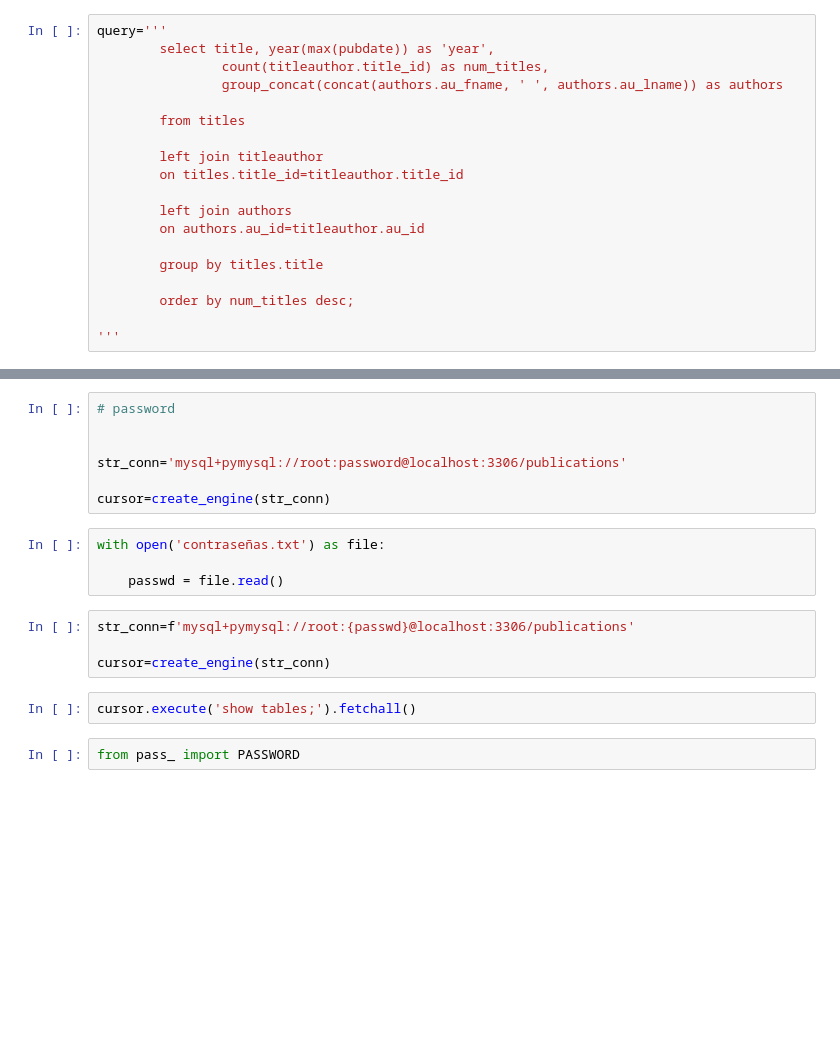
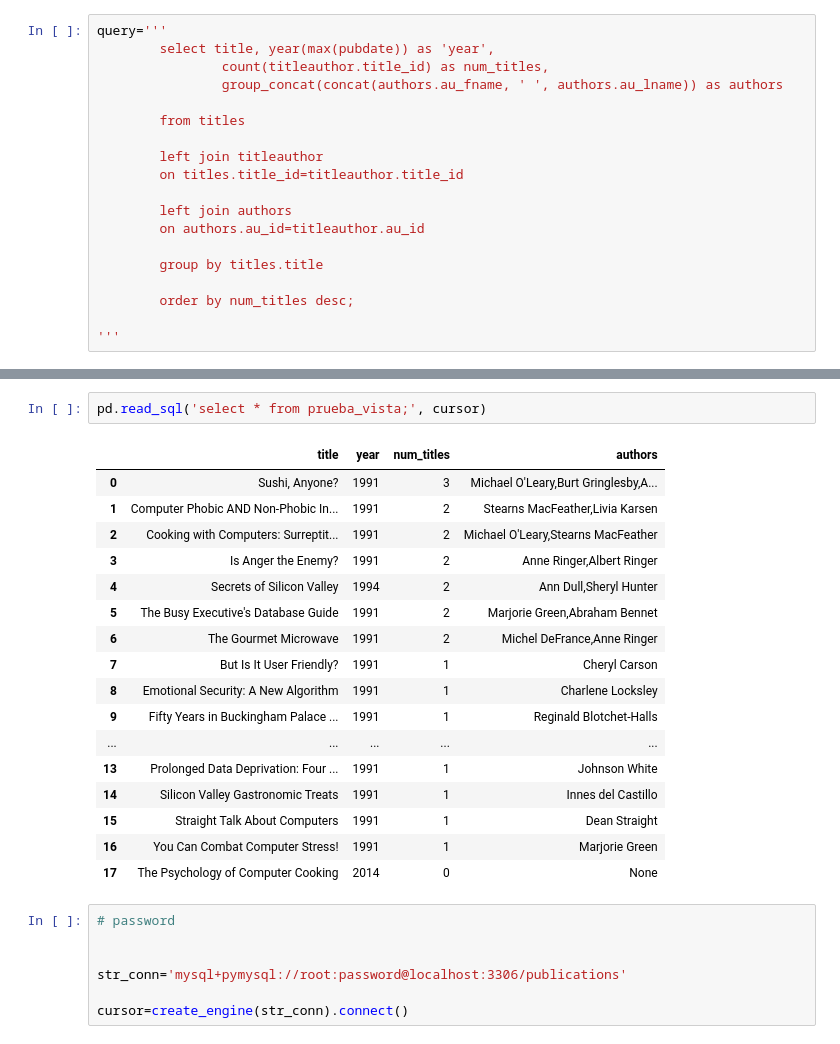
Before and after one commit to dataptmad0124/lessons, a Jupyter notebook: m2/3.1 - SQL en python.ipynb, the cells around one changed output, grey strips where cells are left out. Drawn from its saved outputs; the diff is of its cells as text; blank space fills up the shorter version.

```diff
--- a/m2/3.1 - SQL en python.ipynb
+++ b/m2/3.1 - SQL en python.ipynb
@@ -325,19 +478,27 @@ pd.read_sql('select count(job_lvl) as j from employee;', cursor)['j'][0]
+# %%
+pd.read_sql('select * from prueba_vista;', cursor)
+# %% [output]
+|  | title | year | num_titles | authors |
+| 0 | Sushi, Anyone? | 1991 | 3 | Michael O'Leary,Burt Gringlesby,A... |
+| 1 | Computer Phobic AND Non-Phobic In... | 1991 | 2 | Stearns MacFeather,Livia Karsen |
+| 2 | Cooking with Computers: Surreptit... | 1991 | 2 | Michael O'Leary,Stearns MacFeather |
+| 3 | Is Anger the Enemy? | 1991 | 2 | Anne Ringer,Albert Ringer |
+| 4 | Secrets of Silicon Valley | 1994 | 2 | Ann Dull,Sheryl Hunter |
+| 5 | The Busy Executive's Database Guide | 1991 | 2 | Marjorie Green,Abraham Bennet |
+| 6 | The Gourmet Microwave | 1991 | 2 | Michel DeFrance,Anne Ringer |
+| 7 | But Is It User Friendly? | 1991 | 1 | Cheryl Carson |
+| 8 | Emotional Security: A New Algorithm | 1991 | 1 | Charlene Locksley |
+| 9 | Fifty Years in Buckingham Palace ... | 1991 | 1 | Reginald Blotchet-Halls |
+| ... | ... | ... | ... | ... |
+| 13 | Prolonged Data Deprivation: Four ... | 1991 | 1 | Johnson White |
+| 14 | Silicon Valley Gastronomic Treats | 1991 | 1 | Innes del Castillo |
+| 15 | Straight Talk About Computers | 1991 | 1 | Dean Straight |
+| 16 | You Can Combat Computer Stress! | 1991 | 1 | Marjorie Green |
+| 17 | The Psychology of Computer Cooking | 2014 | 0 | None |
 # %%
 # password
 
 
 str_conn='mysql+pymysql://root:password@localhost:3306/publications'
 
-cursor=create_engine(str_conn)
+cursor=create_engine(str_conn).connect()
-# %%
-with open('contraseñas.txt') as file:
-
-    passwd = file.read()
-# %%
-str_conn=f'mysql+pymysql://root:{passwd}@localhost:3306/publications'
-
-cursor=create_engine(str_conn)
-# %%
-cursor.execute('show tables;').fetchall()
-# %%
-from pass_ import PASSWORD
```
Also changed, not shown: parts of 73 cells of this notebook, 3 other files.
